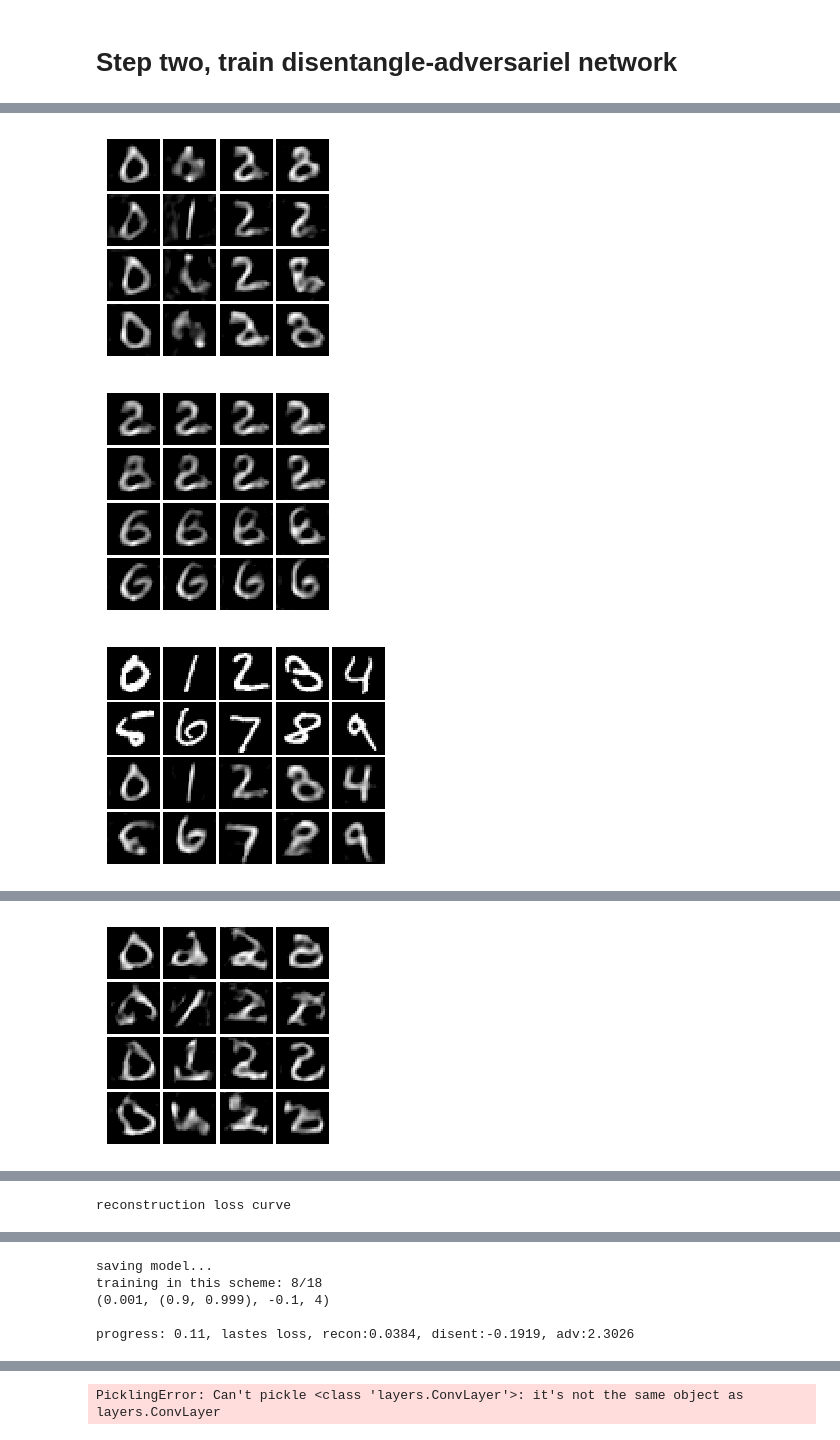
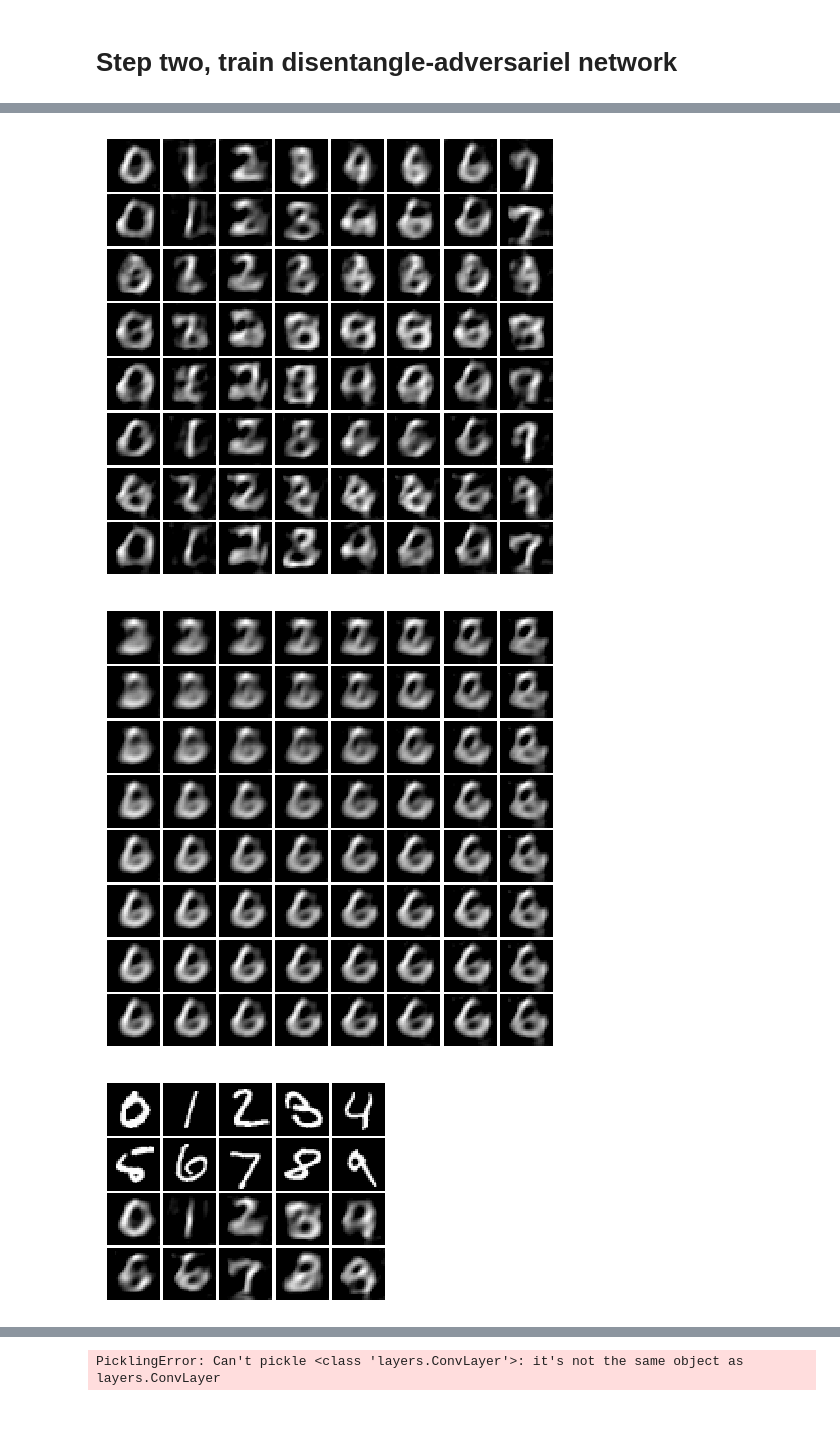
Before and after one commit to QhelDIV/Two-Step-Disentanglement-Method, a Jupyter notebook: DisAdvNet.ipynb, the cells around one changed output, grey strips where cells are left out. Drawn from its saved outputs; the diff is of its cells as text; code cells hidden in the pictures.

```diff
--- a/DisAdvNet.ipynb
+++ b/DisAdvNet.ipynb
@@ -177,10 +174,3 @@ utils.show_images(torch.stack(showed))
 [figure]
 # %% [markdown]
 # Step two, train disentangle-adversariel network
-# %%
-z_enc = nets.Z_Encoder().to(device=device, dtype=dtype); z_enc.m_name = 'z_enc';
-z_adv = nets.Z_AdvLayer().to(device=device, dtype=dtype); z_adv.m_name = 'z_adv';
-sz_dec= nets.SZ_Decoder().to(device=device, dtype=dtype); sz_dec.m_name = 'sz_dec';
-s_enc = s_enc.to(device=device, dtype=dtype); s_enc.m_name = 's_enc';
-dis_adv_solver = solvers.DisAdvSolver(s_enc, z_enc, sz_dec, z_adv, dataloader, params)
-save_list = [s_enc, z_enc, sz_dec, z_adv, s_classifier]
@@ -187,6 +211,6 @@ save_list = [s_enc, z_enc, sz_dec, z_adv, s_classifier]
 # %%
 hyper_tuner = solvers.HPTuner(s_enc,dataloader,params)
 # %%
-hyper_tuner.tune(100)
+hyper_tuner.tune(500)
 # %% [output]
 learning_rate, hlayer_size, training_epochs_num, reg_strengths
@@ -205,3 +230,3 @@ z_latent_norm: tensor(16.1372, device='cuda:0')
-[figure, old version]
+[figure, new version]
-[figure, old version]
+[figure, new version]
-[figure, old version]
+[figure, new version]
@@ -223 +235,0 @@ z_latent_norm: tensor(12.5682, device='cuda:0')
-[figure, removed]
@@ -226 +235,0 @@ z_latent_norm: tensor(12.5682, device='cuda:0')
-reconstruction loss curve
@@ -228,5 +235,0 @@ reconstruction loss curve
-saving model...
-training in this scheme: 8/18
-(0.001, (0.9, 0.999), -0.1, 4)
-
-progress: 0.11, lastes loss, recon:0.0384, disent:-0.1919, adv:2.3026
```
Also changed, not shown: parts of 12 cells of this notebook, 6 other files.
